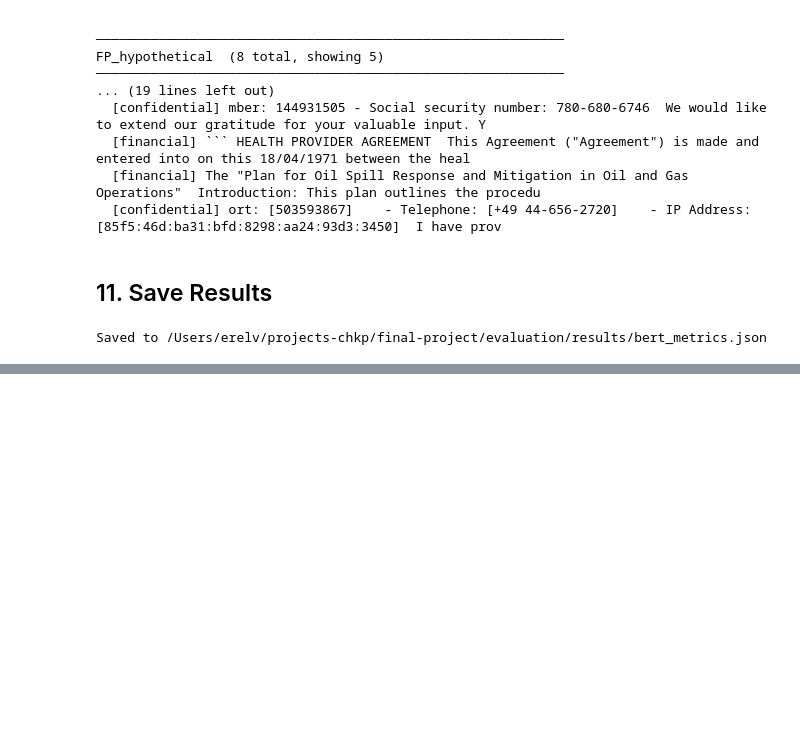
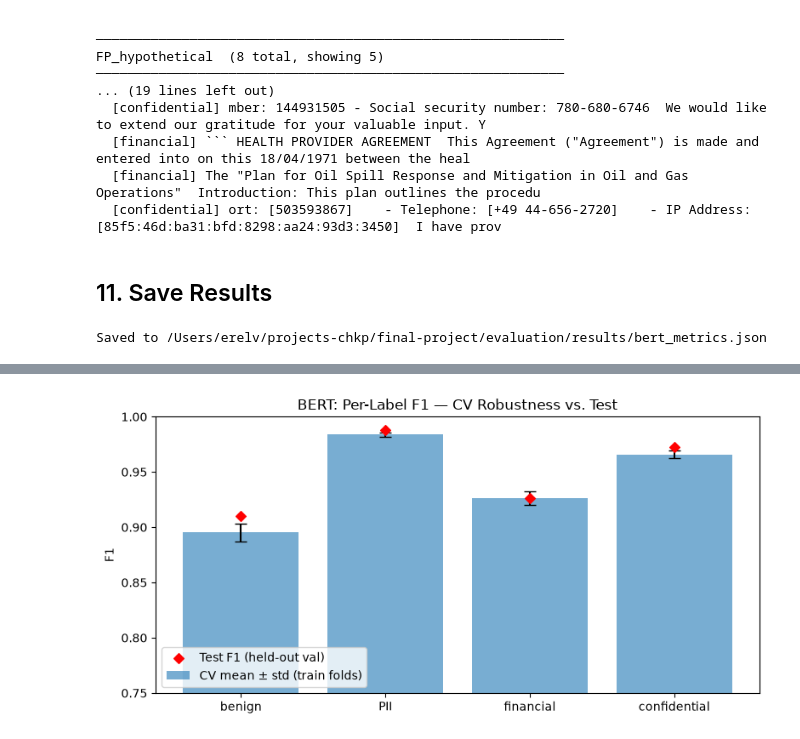
Before and after one commit to erel213/nlp-final-project, a Jupyter notebook: notebooks/04_bert_train_eval.ipynb, the cells around one changed output, grey strips where cells are left out. Cells and saved outputs as stored; diff of their text form; code cells hidden in the pictures; blank space fills up the shorter version.

Commit message:
Run cross validation on bert

```diff
--- a/notebooks/04_bert_train_eval.ipynb
+++ b/notebooks/04_bert_train_eval.ipynb
@@ -465,0 +514,19 @@ Saved to /Users/erelv/projects-chkp/final-project/evaluation/results/bert_metric
+# %%
+fig, ax = plt.subplots(figsize=(8, 4))
+x = range(len(LABEL_COLS))
+cv_means = [agg["per_label"][l]["f1_mean"] for l in LABEL_COLS]
+cv_stds  = [agg["per_label"][l]["f1_std"]  for l in LABEL_COLS]
+test_f1s = [metrics["per_label"][l]["f1"] for l in LABEL_COLS]
+
+ax.bar(x, cv_means, yerr=cv_stds, capsize=5, alpha=0.6, label="CV mean ± std (train folds)")
+ax.scatter(x, test_f1s, marker="D", color="red", zorder=5, label="Test F1 (held-out val)")
+ax.set_xticks(list(x))
+ax.set_xticklabels(LABEL_COLS)
+ax.set_ylabel("F1")
+ax.set_ylim(0.75, 1.0)
+ax.set_title("BERT: Per-Label F1 — CV Robustness vs. Test")
+ax.legend()
+plt.tight_layout()
+plt.show()
+# %% [output]
+[figure, added]
```
Also changed, not shown: parts of 2 cells of this notebook.
